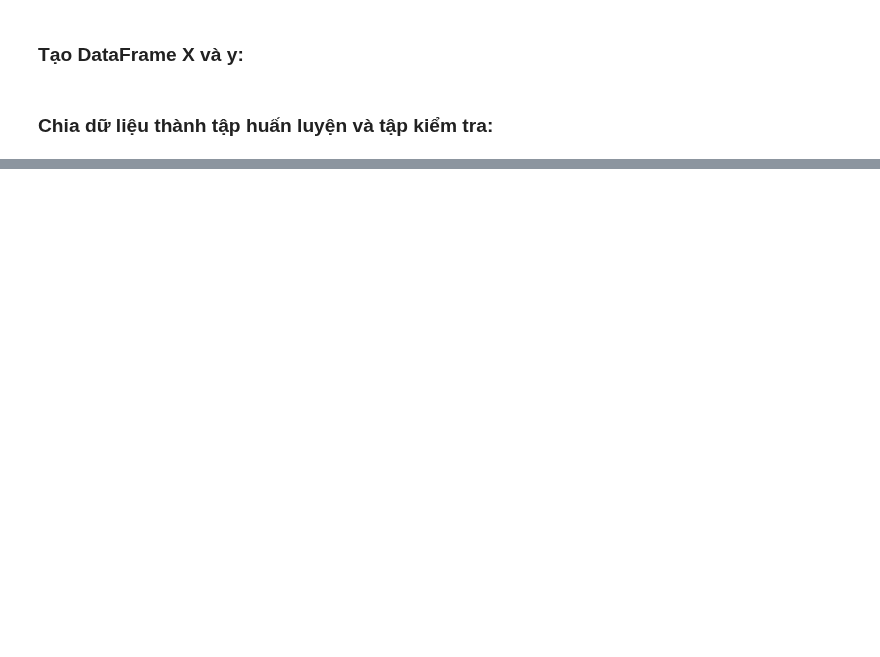
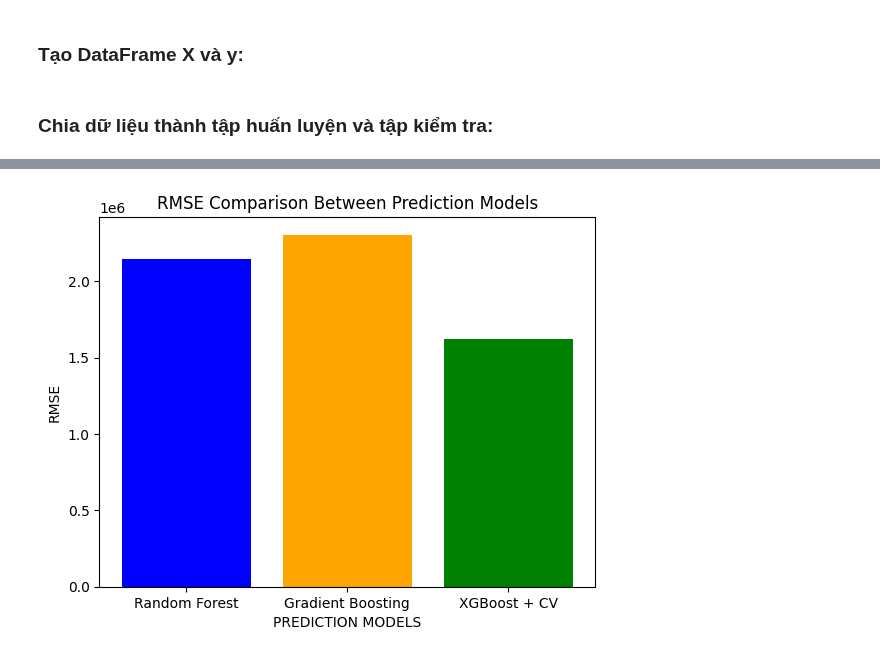
Before and after one commit to Yogurt01/G2_IntroToDataScience_CQ2022-21_Lab, a Jupyter notebook: notebooks/4.1-data-modelling.ipynb, the cells around one changed output, grey strips where cells are left out. Drawn from its saved outputs; the diff is of its cells as text; code cells hidden in the pictures; blank space fills up the shorter version.

Commit message:
Add 3 models in 4.1-notebook
- Random Forest
- Gradient Boosting
- XGBoost + CV

Co-Authored-By: LeNguyenGiaBaoFITHCMUS <153762223+LeNguyenGiaBaoFITHCMUS@users.noreply.github.com>

```diff
--- a/notebooks/4.1-data-modelling.ipynb
+++ b/notebooks/4.1-data-modelling.ipynb
@@ -380,4 +364,4 @@ num_features = ['thoi_gian_bao_hanh', 'danh_gia', 'so_luong_binh_luan', 'ram', '
 num_transformer = StandardScaler()
 
 # Áp dụng StandardScaler lên các cột số ban đầu
-# df[num_features] = num_transformer.fit_transform(df[num_features])
+df[num_features] = num_transformer.fit_transform(df[num_features])
@@ -394,0 +438,10 @@ X_train, X_test, y_train, y_test = train_test_split(X, y, test_size=1/5, random_
+# %%
+model = GradientBoostingRegressor(random_state=42)
+model.fit(X_train, y_train)
+
+y_pred = model.predict(X_test)
+y_pred = np.maximum(y_pred, 0)  # Đưa các giá trị âm về 0
+
+print("Gradient Boosting RMSE:", root_mean_squared_error(y_test, y_pred))
+# print("R^2 Score:", r2_score(y_test, y_pred))
+compare_df["Pred_2"] = y_pred
@@ -395,16 +456,11 @@ X_train, X_test, y_train, y_test = train_test_split(X, y, test_size=1/5, random_
 # %%
-from sklearn.model_selection import train_test_split
-from xgboost import XGBRegressor
-from sklearn.metrics import root_mean_squared_error
-import numpy as np
-
 # Tách thêm tập validation từ tập train
 X_train_split, X_val, y_train_split, y_val = train_test_split(X_train, y_train, test_size=0.2, random_state=42)
 
 # Định nghĩa mô hình XGBRegressor
 model = XGBRegressor(
     objective="reg:squarederror",  # Hồi quy squared error
-    learning_rate=0.1,            # Learning rate
+    learning_rate=0.2,            # Learning rate
     max_depth=6,                  # Độ sâu cây
     seed=42,                      # Để tái lập kết quả
     n_estimators=1,               # Bắt đầu với 1 vòng (huấn luyện thủ công)
@@ -439,7 +495,11 @@ for i in range(1, n_estimators + 1):
         break
 
 # Đánh giá mô hình cuối cùng trên tập test
-y_test_pred = model.predict(X_test)
-test_rmse = root_mean_squared_error(y_test, y_test_pred)
+y_pred = model.predict(X_test)
+y_pred = np.maximum(y_pred, 0)  # Đưa các giá trị âm về 0
+
+test_rmse = root_mean_squared_error(y_test, y_pred)
+print()
 print(f"Test RMSE: {test_rmse:.4f}")
+compare_df["Pred_0"] = y_pred
 # %% [output]
@@ -463,5 +522,0 @@ Test RMSE: 1854101.9836
-# %%
-compare_df = pd.DataFrame()
-compare_df["Actual"] = y_test
-compare_df["Pred_1"] = y_test_pred
-compare_df.head()
@@ -474,0 +539,15 @@ compare_df.head()
+# %%
+rmse_pred_1 = root_mean_squared_error(compare_df['Actual'], compare_df['Pred_1'])
+rmse_pred_2 = root_mean_squared_error(compare_df['Actual'], compare_df['Pred_2'])
+rmse_pred_0 = root_mean_squared_error(compare_df['Actual'], compare_df['Pred_0'])
+
+rmse_values = [rmse_pred_1, rmse_pred_2, rmse_pred_0]
+pred_labels = ['Random Forest', 'Gradient Boosting', 'XGBoost + CV']
+
+plt.bar(pred_labels, rmse_values, color=['blue', 'orange', 'green'])
+plt.xlabel('PREDICTION MODELS')
+plt.ylabel('RMSE')
+plt.title('RMSE Comparison Between Prediction Models')
+plt.show()
+# %% [output]
+[figure, added]
```
Also changed, not shown: parts of 23 cells of this notebook.
